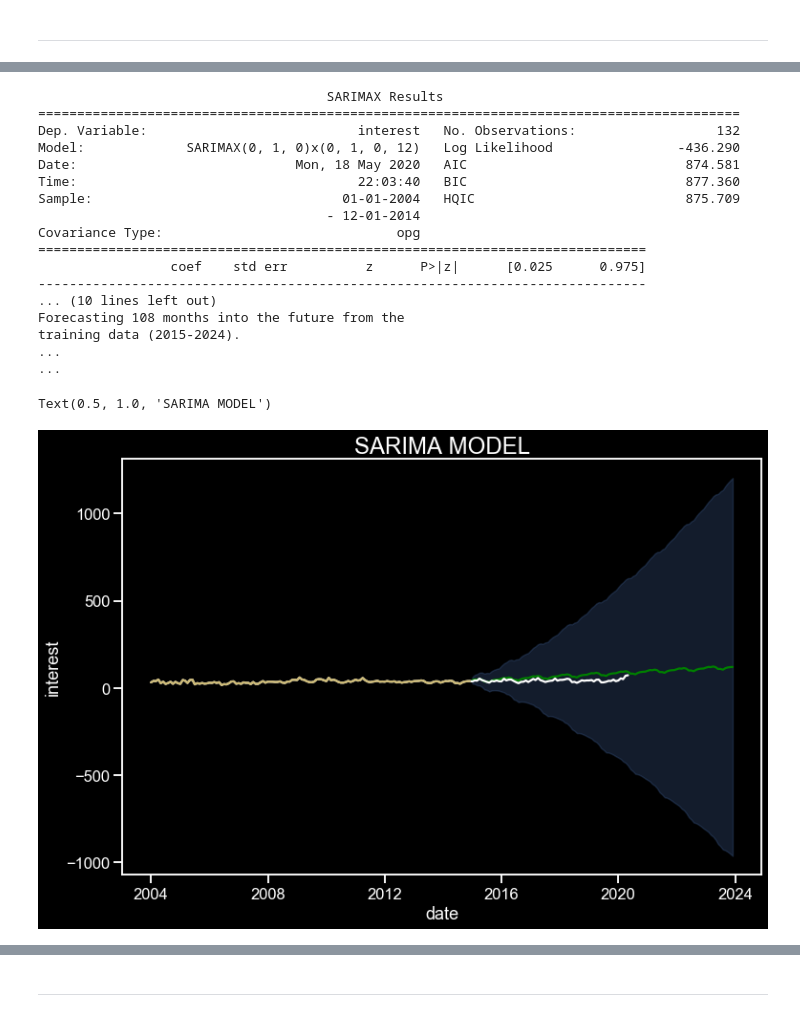
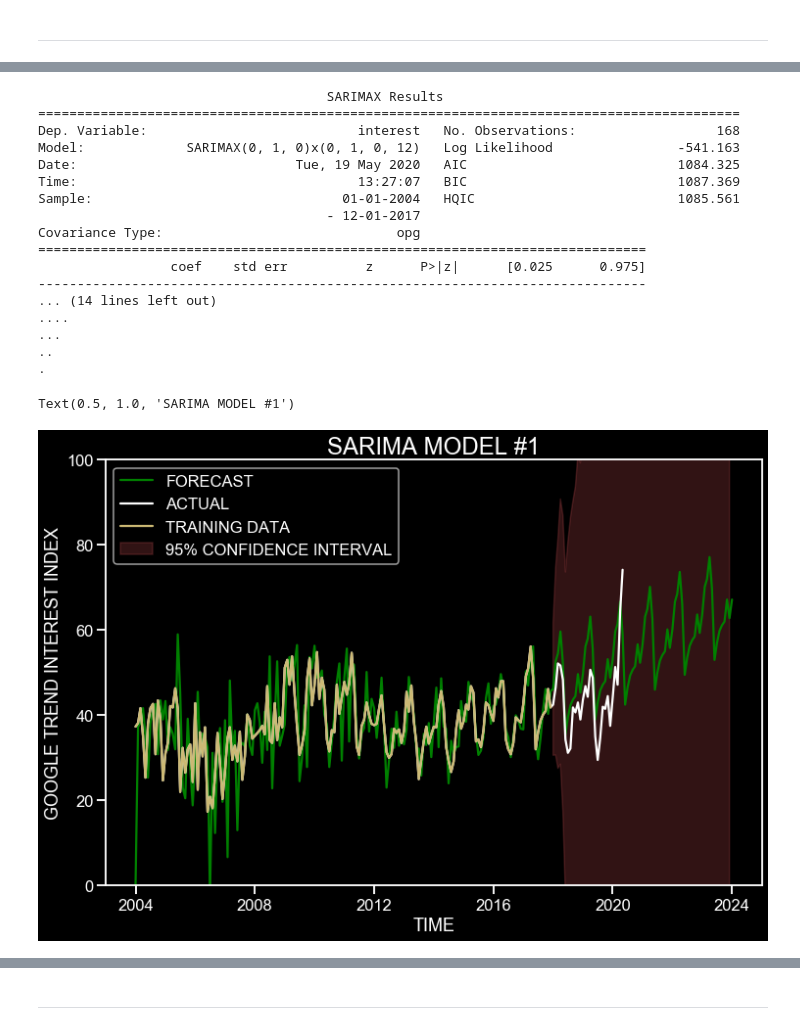
Before and after one commit to daveajstearns/mod5_project, a Jupyter notebook: final_sarima_models.ipynb, the cells around one changed output, grey strips where cells are left out. Cells and saved outputs as stored; diff of their text form; code cells hidden in the pictures.

```diff
--- a/final_sarima_models.ipynb
+++ b/final_sarima_models.ipynb
@@ -83,6 +89,6 @@ vfarm_int = get_int('vertical farming', '2000-01-01 2020-05-16')
 # %%
-urban_int = get_int('urban agriculture', '2000-01-01 2020-05-16')
-# urban_int.to_csv('urban_final.csv')
+urban_int = get_int('urban agriculture', '2000-01-01 2020-05-18')
+urban_int.to_csv('urban_final.csv')
 # %%
-aeroponics_int = get_int('aeroponics', '2000-01-01 2020-05-16')
-# aeroponics_int.to_csv('aeroponics.csv')
+aeroponics_int = get_int('aeroponics', '2000-01-01 2020-05-18')
+aeroponics_int.to_csv('aeroponics.csv')
@@ -109,7 +121,7 @@ aeroponics_int.set_index('date', inplace=True)
 # %%
 # Going to average these series together to get a whole topic understanding
 master = (aeroponics_int['aeroponics']+urban_int['urban agriculture']+vfarm_int['vertical farming']+
-          hydroponics_int['hydroponic']+indoor_farming['indoor farming']+
+          hydroponics_int['hydroponic']+indoor_farming_int['indoor farming']+
           greenhouse_int['greenhouse'])/6
 # %%
 master = master.to_frame()
@@ -127,7 +139,8 @@ nice_plot(master, 'interest')
 # %%
-master = pd.read_csv('master_series.csv')
-master['date'] = pd.to_datetime(master['date'])
-master.set_index('date', inplace=True)
+# Only run this cell once you have saved down the master file
+# master = pd.read_csv('master_series.csv')
+# master['date'] = pd.to_datetime(master['date'])
+# master.set_index('date', inplace=True)
 # %%
 gen_dftest(master, 'interest')
 # %% [output]
@@ -222,42 +256,45 @@ Now going to try a model that has no AR, MA, or seasonal components other than d
 # %%
-model2 = SARIMAX(master['2000':'2014'], order=(0,1,0), seasonal_order=(0, 1, 0, 12))
-fit = model2.fit()
+model = SARIMAX(master['2004':'2017'], order=(0,1,0), seasonal_order=(0, 1, 0, 12))
+fit = model.fit()
 print(fit.summary())
-forecast = fit.forecast(108)
-print('Forecasting 108 months into the future from the\ntraining data (2015-2024).\n...\n...')
+forecast = fit.predict(start='2004-01-01', end='2024-01-01')
+print('\nForecasting 72 months into the future from the\ntraining data (2018 - 2024)\n.....\n....\n...\n..\n.')
 forecast = pd.DataFrame(forecast)
 forecast = rename_column(forecast, 0, 'forecast')
-forecasted = pred.predicted_mean
-prediction = fit.get_forecast(steps=108)
+prediction = fit.get_forecast(steps=72)
 pred_conf = prediction.conf_int()
 # Plot the nice graphs
 fig,ax = plt.subplots(figsize=(12,8))
 sns.lineplot(x=forecast.index, y=forecast['forecast'], color='green')
-sns.lineplot(x=master['2000':].index,
-             y=master['2000':]['interest'], color='w')
-sns.lineplot(x=master['2000':'2014'].index,
-             y=master['2000':'2014']['interest'], color='y')
+sns.lineplot(x=master['2004':].index,
+             y=master['2004':]['interest'], color='w')
+sns.lineplot(x=master['2004':'2017'].index,
+             y=master['2004':'2017']['interest'], color='y')
 ax.fill_between(pred_conf.index,
                 pred_conf.iloc[:, 0],
-                pred_conf.iloc[:, 1], color='b', alpha=0.25)
-plt.title(f'SARIMA MODEL', size=24)
+                pred_conf.iloc[:, 1], color='r', alpha=0.25)
+plt.legend(['FORECAST','ACTUAL','TRAINING DATA', '95% CONFIDENCE INTERVAL'], loc='upper left')
+plt.xlabel('TIME',size=18)
+plt.ylabel('GOOGLE TREND INTEREST INDEX', size=18)
+plt.ylim(0,100)
+plt.title(f'SARIMA MODEL #1', size=24)
 # %% [output]
                                      SARIMAX Results
 ==========================================================================================
-Dep. Variable:                           interest   No. Observations:                  132
-Model:             SARIMAX(0, 1, 0)x(0, 1, 0, 12)   Log Likelihood                -436.290
-Date:                            Mon, 18 May 2020   AIC                            874.581
-Time:                                    22:03:40   BIC                            877.360
-Sample:                                01-01-2004   HQIC                           875.709
-                                     - 12-01-2014
+Dep. Variable:                           interest   No. Observations:                  168
+Model:             SARIMAX(0, 1, 0)x(0, 1, 0, 12)   Log Likelihood                -541.163
+Date:                            Tue, 19 May 2020   AIC                           1084.325
+Time:                                    13:27:07   BIC                           1087.369
+Sample:                                01-01-2004   HQIC                          1085.561
+                                     - 12-01-2017
 Covariance Type:                              opg
 ==============================================================================
                  coef    std err          z      P>|z|      [0.025      0.975]
 ------------------------------------------------------------------------------
-... (10 lines left out)
-Forecasting 108 months into the future from the
-training data (2015-2024).
+... (14 lines left out)
+....
 ...
-...
+..
+.
-Text(0.5, 1.0, 'SARIMA MODEL')
+Text(0.5, 1.0, 'SARIMA MODEL #1')
-[figure, old version]
+[figure, new version]
```
Also changed, not shown: parts of 76 cells of this notebook.
